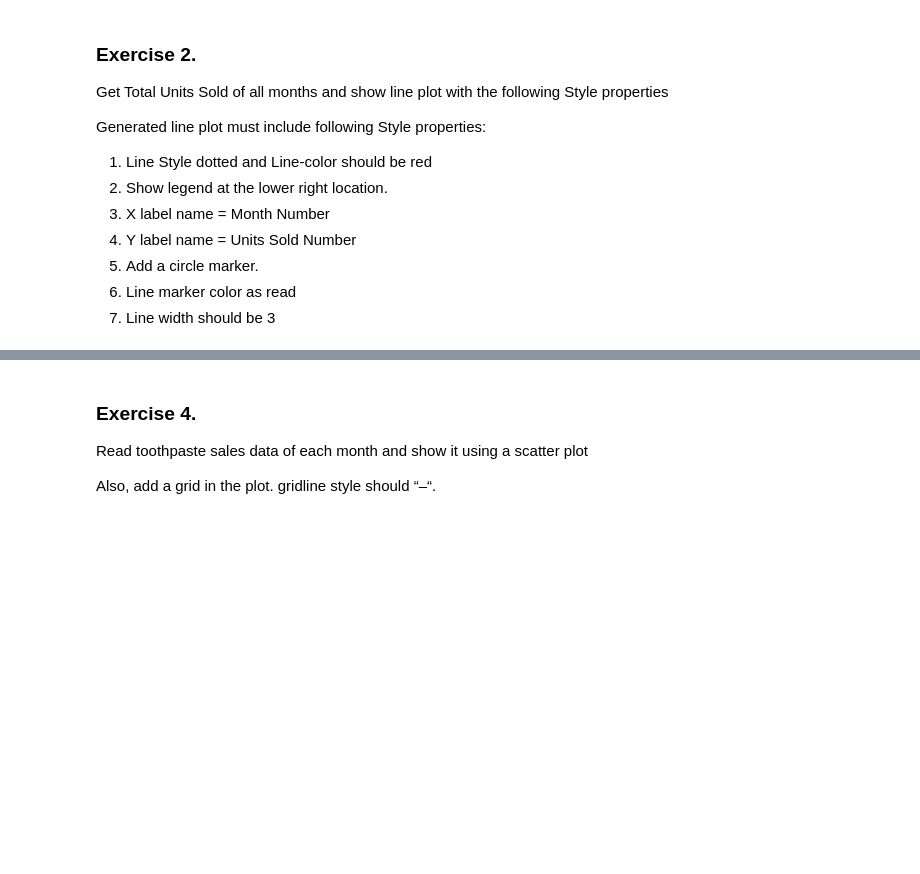
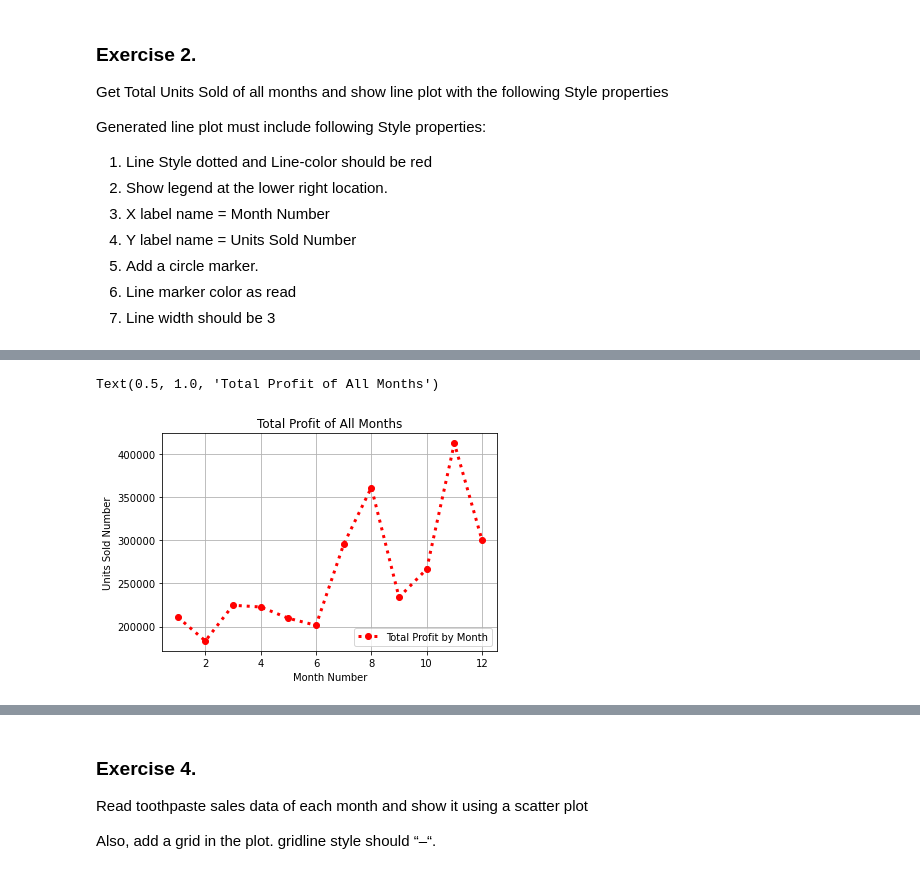
Before and after one commit to kateash/TTS-Data-Science-Course, a Jupyter notebook: datascience/python/11_mod_matplotlib/17-Exercises.ipynb, the cells around one changed output, grey strips where cells are left out. Saved outputs shown, nothing was run; the diff lists cells and outputs as text; code cells hidden in the pictures; blank space fills up the shorter version.

```diff
--- a/datascience/python/11_mod_matplotlib/17-Exercises.ipynb
+++ b/datascience/python/11_mod_matplotlib/17-Exercises.ipynb
@@ -90,0 +95,21 @@ Display the number of units sold per month for each product using multiline plot
+# %%
+# Exercise 2
+import matplotlib.pyplot as plt
+
+import numpy as np
+import pandas as pd
+
+#data
+company_data = pd.read_csv('./data/company_sales_data.csv')
+
+#Plot graph
+plt.plot("month_number", "total_profit", data = company_data,
+         linestyle = ':', color = 'r', marker = 'o', markerfacecolor = 'r', linewidth = 3, label = 'Total Profit by Month')
+plt.grid()
+plt.legend(loc = 'lower right')
+plt.xlabel ('Month Number')
+plt.ylabel ('Units Sold Number')
+plt.title('Total Profit of All Months')
+# %% [output]
+Text(0.5, 1.0, 'Total Profit of All Months')
+[figure, added]
```
Also changed, not shown: parts of 15 cells of this notebook.
